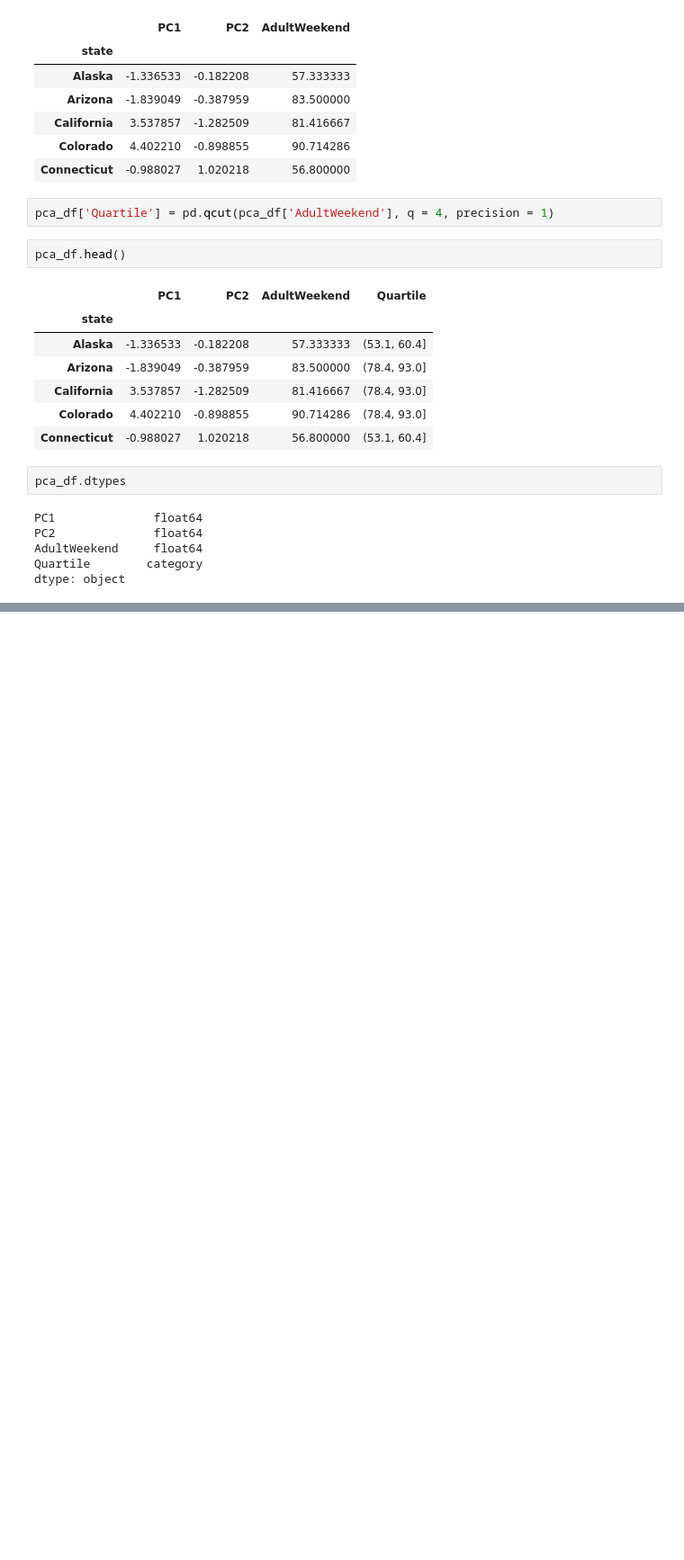
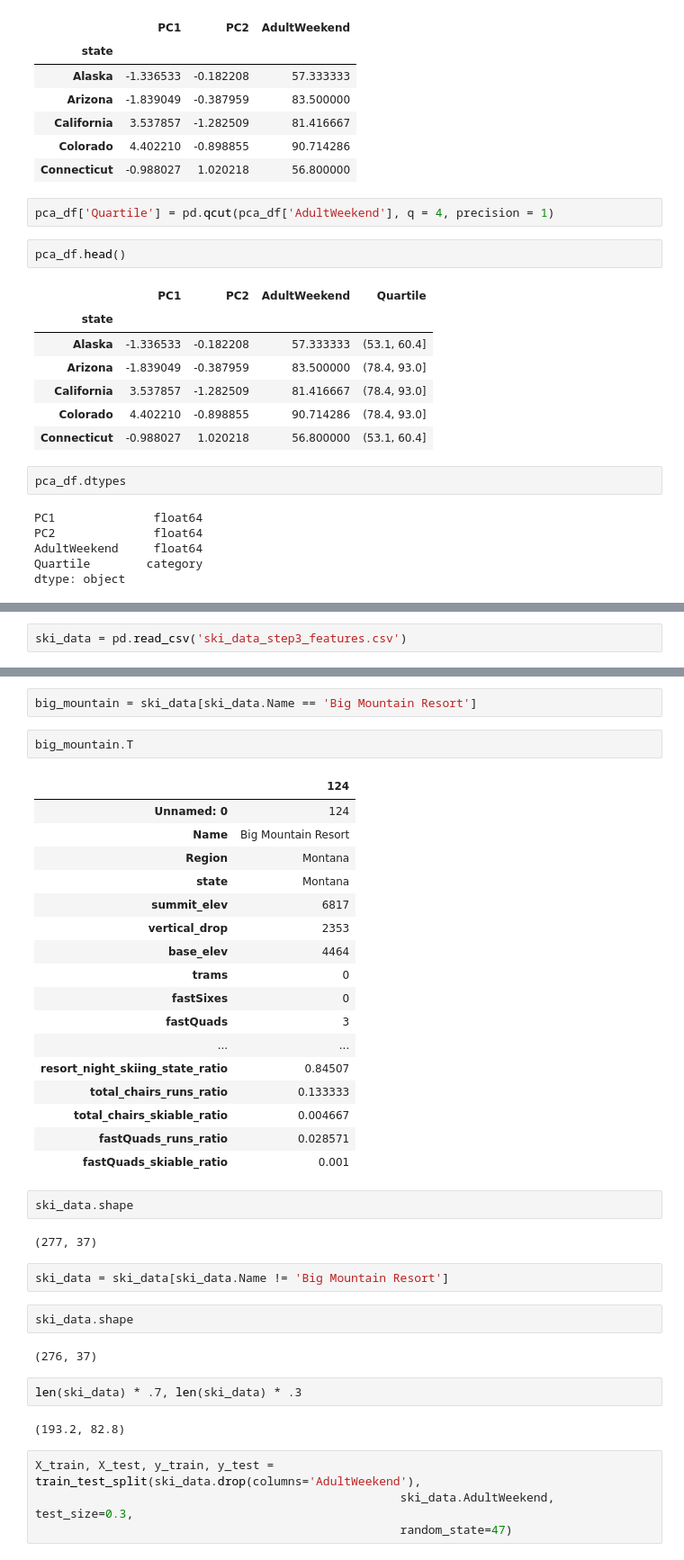
Before and after one commit to josht1222/BigMountain, a Jupyter notebook: Big Mountain.ipynb, the cells around one changed output, grey strips where cells are left out. Shown at 90% size. Cells and saved outputs as stored; diff of their text form; blank space fills up the shorter version.

```diff
--- a/Big Mountain.ipynb
+++ b/Big Mountain.ipynb
@@ -1171,0 +1186,2 @@ AttributeError: 'DataFrame' object has no attribute 'df_to_csv'
+# %%
+ski_data = pd.read_csv('ski_data_step3_features.csv')
@@ -1171,0 +1208,40 @@ AttributeError: 'DataFrame' object has no attribute 'df_to_csv'
+# %%
+big_mountain = ski_data[ski_data.Name == 'Big Mountain Resort']
+# %%
+big_mountain.T
+# %% [output]
+|  | 124 |
+| Unnamed: 0 | 124 |
+| Name | Big Mountain Resort |
+| Region | Montana |
+| state | Montana |
+| summit_elev | 6817 |
+| vertical_drop | 2353 |
+| base_elev | 4464 |
+| trams | 0 |
+| fastSixes | 0 |
+| fastQuads | 3 |
+| ... | ... |
+| resort_night_skiing_state_ratio | 0.84507 |
+| total_chairs_runs_ratio | 0.133333 |
+| total_chairs_skiable_ratio | 0.004667 |
+| fastQuads_runs_ratio | 0.028571 |
+| fastQuads_skiable_ratio | 0.001 |
+# %%
+ski_data.shape
+# %% [output]
+(277, 37)
+# %%
+ski_data = ski_data[ski_data.Name != 'Big Mountain Resort']
+# %%
+ski_data.shape
+# %% [output]
+(276, 37)
+# %%
+len(ski_data) * .7, len(ski_data) * .3
+# %% [output]
+(193.2, 82.8)
+# %%
+X_train, X_test, y_train, y_test = train_test_split(ski_data.drop(columns='AdultWeekend'),
+                                                    ski_data.AdultWeekend, test_size=0.3,
+                                                    random_state=47)
```
Also changed, not shown: parts of 158 cells of this notebook.
